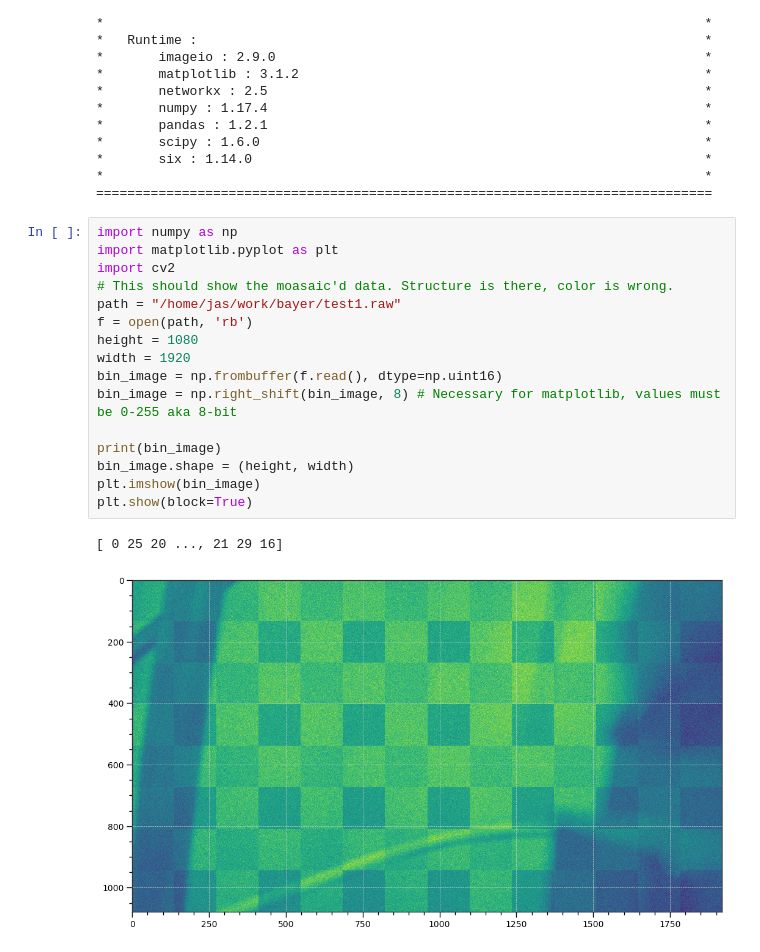
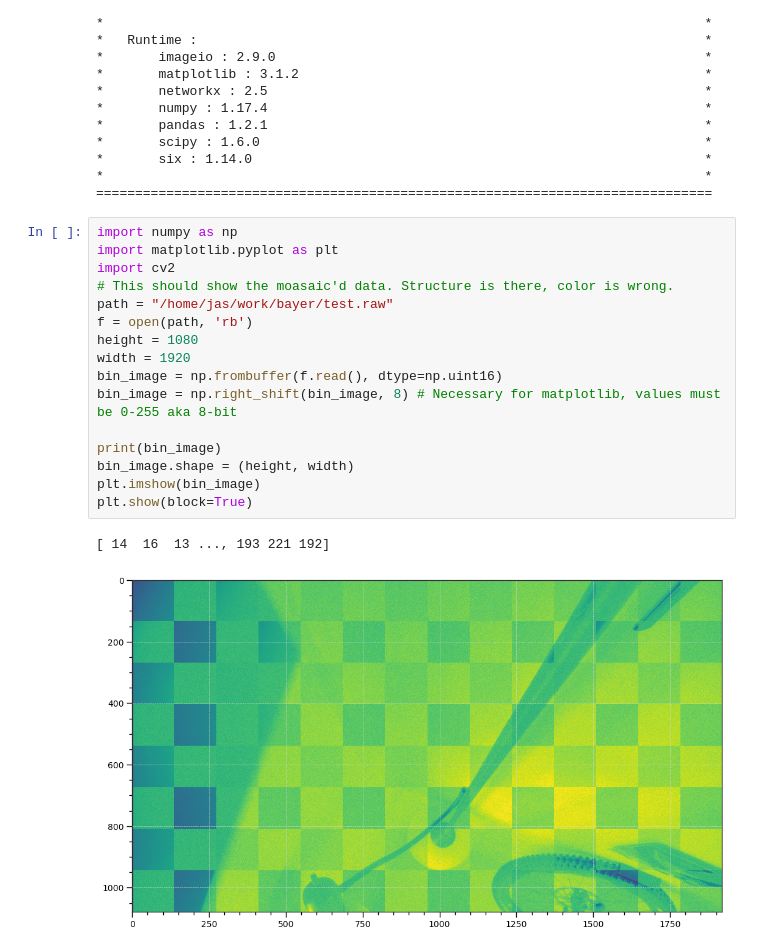
Before and after one commit to jascondley/raw_capture_and_demosaic, a Jupyter notebook: Demosaic.ipynb, the cells around one changed output. Cells and saved outputs as stored; diff of their text form.

Commit message:
Slightly better image, gitignore

```diff
--- a/Demosaic.ipynb
+++ b/Demosaic.ipynb
@@ -30,22 +30,22 @@ colour.utilities.describe_environment();
 # %%
 import numpy as np
 import matplotlib.pyplot as plt
 import cv2
 # This should show the moasaic'd data. Structure is there, color is wrong.
-path = "/home/jas/work/bayer/test1.raw"
+path = "/home/jas/work/bayer/test.raw"
 f = open(path, 'rb')
 height = 1080
 width = 1920
 bin_image = np.frombuffer(f.read(), dtype=np.uint16)
 bin_image = np.right_shift(bin_image, 8) # Necessary for matplotlib, values must be 0-255 aka 8-bit
 
 print(bin_image)
 bin_image.shape = (height, width)
 plt.imshow(bin_image)
 plt.show(block=True)
 # %% [output]
-[ 0 25 20 ..., 21 29 16]
+[ 14  16  13 ..., 193 221 192]
-[figure, old version]
+[figure, new version]
 # %%
 # convert to OpenCV and use their demoasicing
 converted_image = cv2.cvtColor(bin_image, cv2.COLOR_BAYER_RG2RGB)
```
Also changed, not shown: parts of 1 cell of this notebook, 1 other file.
